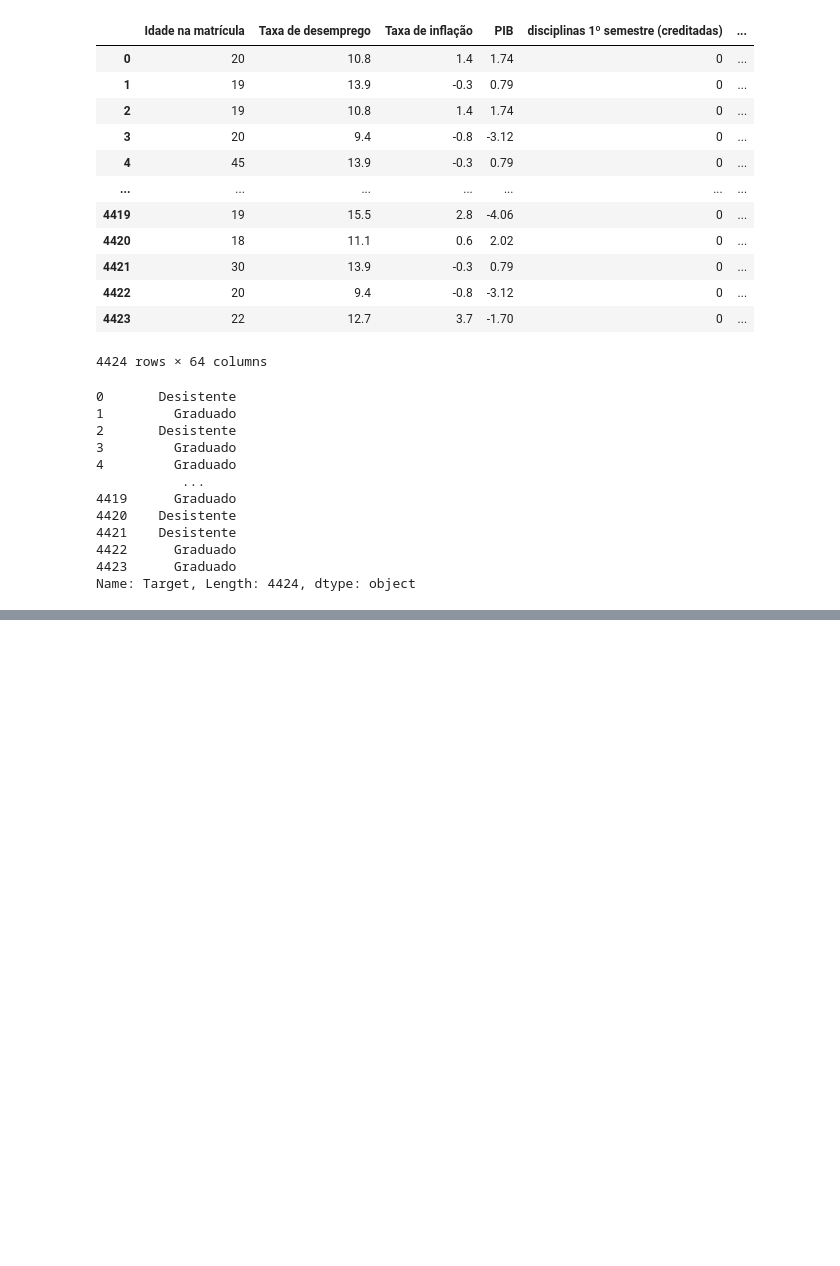
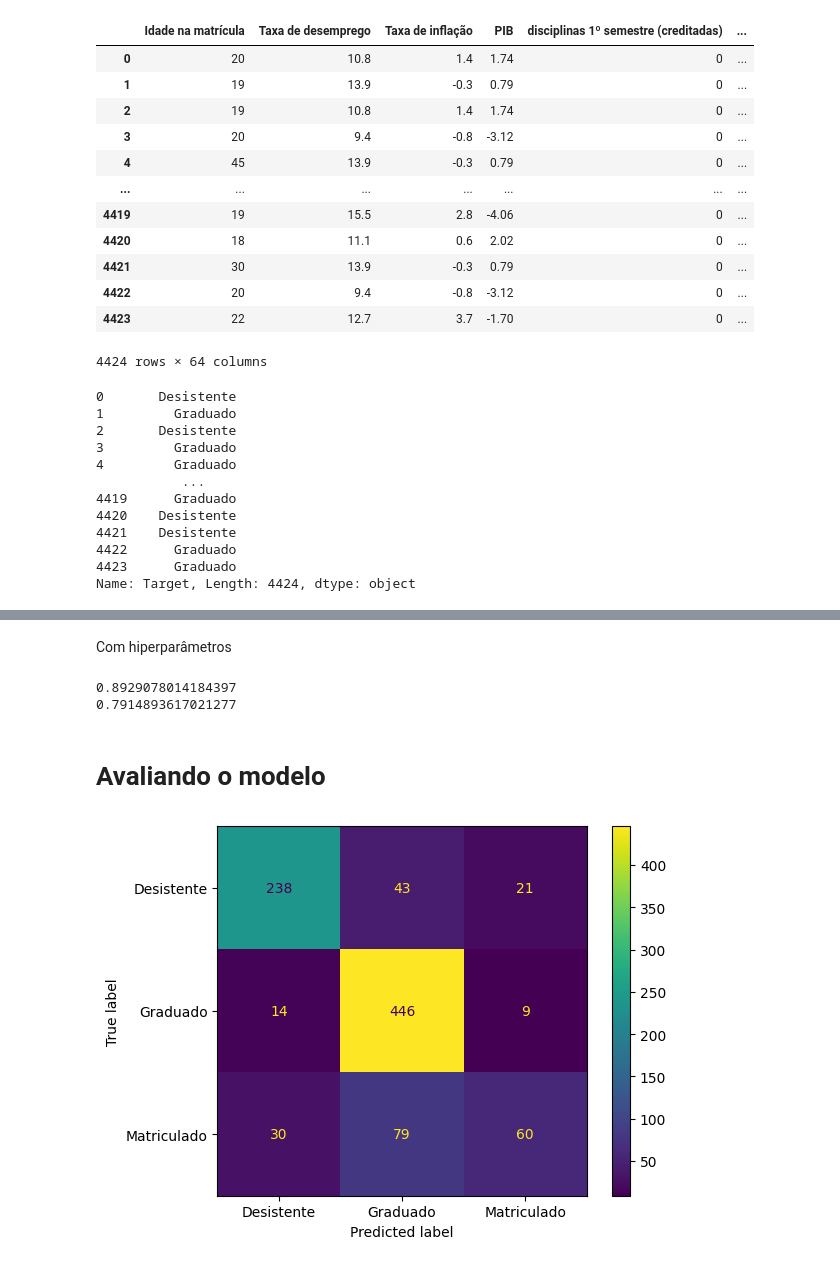
Before and after one commit to mhenriqueof/learn, a Jupyter notebook: alura/data_science/2-machine_learning-classification/3-multiclasse/2_evasao_estudantes.ipynb, the cells around one changed output, grey strips where cells are left out. Cells and saved outputs as stored; diff of their text form; code cells hidden in the pictures; blank space fills up the shorter version.

```diff
--- a/alura/data_science/2-machine_learning-classification/3-multiclasse/2_evasao_estudantes.ipynb
+++ b/alura/data_science/2-machine_learning-classification/3-multiclasse/2_evasao_estudantes.ipynb
@@ -39,0 +42,3 @@ Name: Target, Length: 4424, dtype: object
+# %%
+x_split, x_test, y_split, y_test = train_test_split(x, y, test_size=.15, stratify=y, random_state=42)
+x_train, x_valid, y_train, y_valid = train_test_split(x_split, y_split, stratify=y_split, random_state=42)
@@ -39,0 +62,4 @@ Name: Target, Length: 4424, dtype: object
+# %%
+rfc_model = RandomForestClassifier(random_state=42)
+rfc_model.fit(x_train, y_train)
+y_predict = rfc_model.predict(x_valid)
@@ -39,0 +69,14 @@ Name: Target, Length: 4424, dtype: object
+# %% [markdown]
+Com hiperparâmetros
+# %%
+rfc_model = RandomForestClassifier(random_state=42, max_depth=10)
+rfc_model.fit(x_train, y_train)
+y_predict = rfc_model.predict(x_valid)
+
+print(rfc_model.score(x_train, y_train))
+print(rfc_model.score(x_valid, y_valid))
+# %% [output]
+0.8929078014184397
+0.7914893617021277
+# %% [markdown]
+# Avaliando o modelo
@@ -39,0 +85,5 @@ Name: Target, Length: 4424, dtype: object
+# %%
+cm_graph = ConfusionMatrixDisplay(confusion_matrix(y_valid, y_predict), display_labels=rfc_model.classes_)
+cm_graph.plot();
+# %% [output]
+[figure, added]
```
Also changed, not shown: parts of 10 cells of this notebook.
